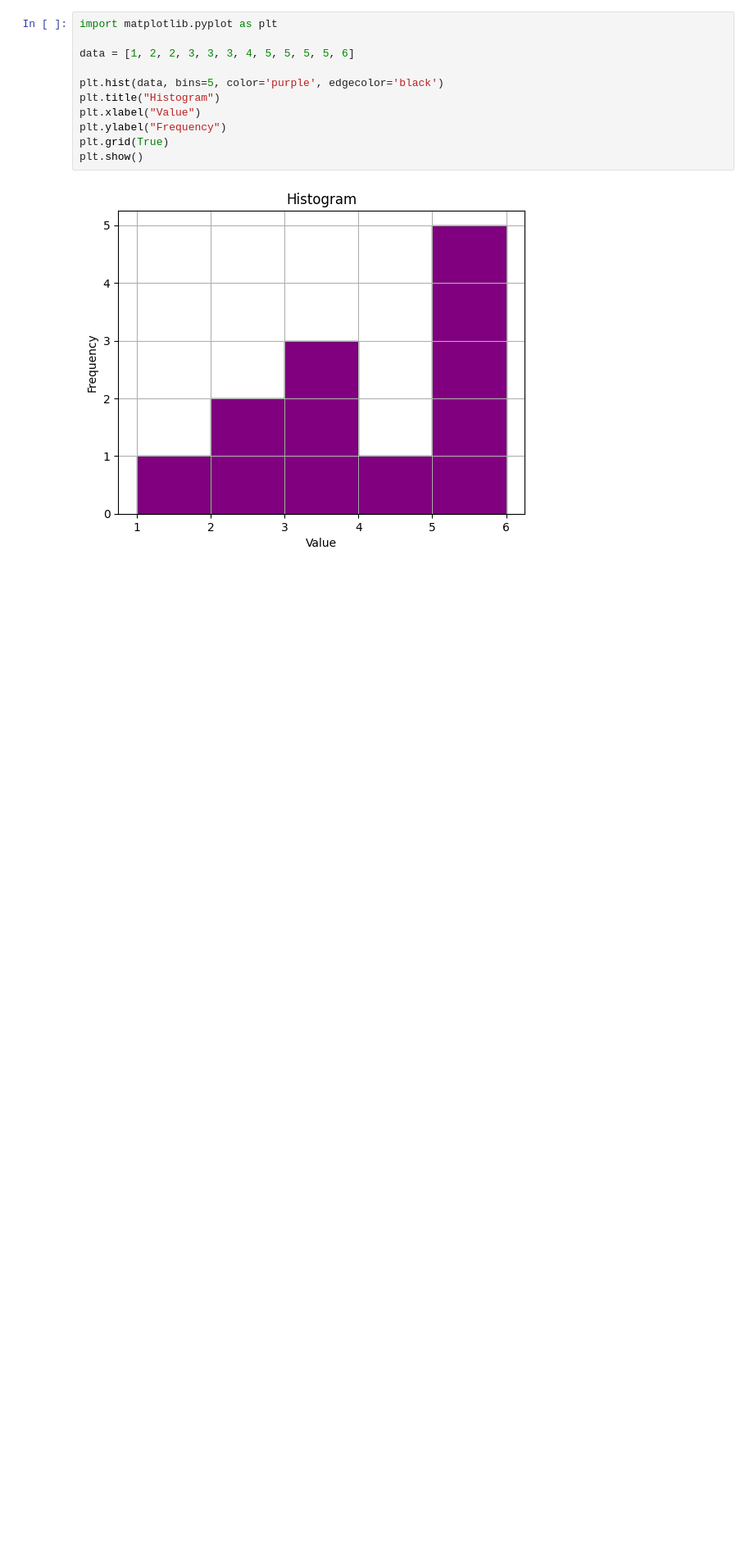
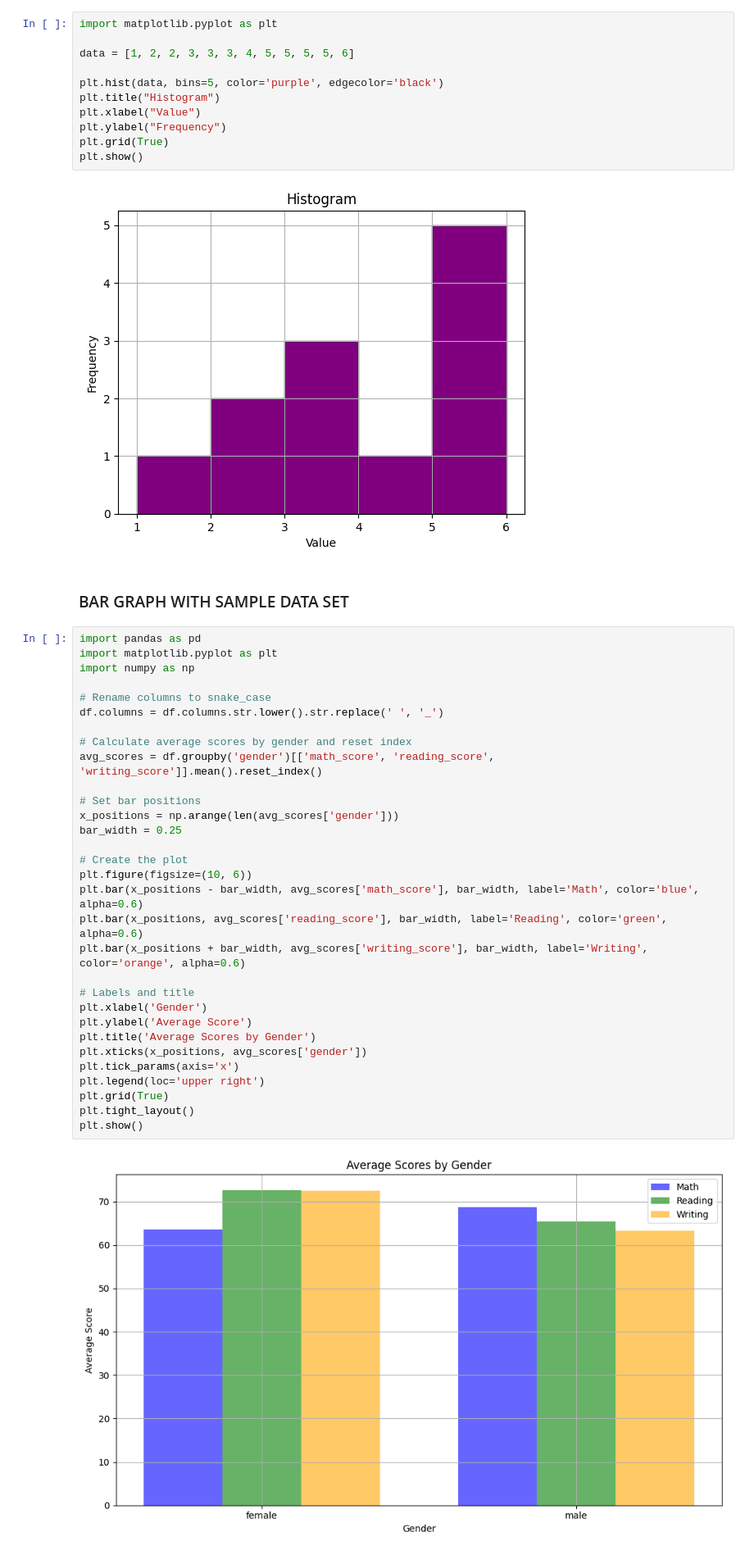
Before and after one commit to raquem-annierose/PolyTech-Demo, a Jupyter notebook: niones/visualization.ipynb, the cells around one changed output. Shown: that part at 82% size. Drawn from its saved outputs; the diff is of its cells as text; blank space fills up the shorter version.

Commit message:
Add bar graph bar graph with sample data set

```diff
--- a/niones/visualization.ipynb
+++ b/niones/visualization.ipynb
@@ -126,3 +126,38 @@ plt.grid(True)
 plt.show()
 # %% [output]
 [figure]
+# %% [markdown]
+### BAR GRAPH WITH SAMPLE DATA SET
+# %%
+import pandas as pd
+import matplotlib.pyplot as plt
+import numpy as np
+
+# Rename columns to snake_case
+df.columns = df.columns.str.lower().str.replace(' ', '_')
+
+# Calculate average scores by gender and reset index
+avg_scores = df.groupby('gender')[['math_score', 'reading_score', 'writing_score']].mean().reset_index()
+
+# Set bar positions
+x_positions = np.arange(len(avg_scores['gender']))
+bar_width = 0.25
+
+# Create the plot
+plt.figure(figsize=(10, 6))
+plt.bar(x_positions - bar_width, avg_scores['math_score'], bar_width, label='Math', color='blue', alpha=0.6)
+plt.bar(x_positions, avg_scores['reading_score'], bar_width, label='Reading', color='green', alpha=0.6)
+plt.bar(x_positions + bar_width, avg_scores['writing_score'], bar_width, label='Writing', color='orange', alpha=0.6)
+
+# Labels and title
+plt.xlabel('Gender')
+plt.ylabel('Average Score')
+plt.title('Average Scores by Gender')
+plt.xticks(x_positions, avg_scores['gender'])
+plt.tick_params(axis='x')
+plt.legend(loc='upper right')
+plt.grid(True)
+plt.tight_layout()
+plt.show()
+# %% [output]
+[figure, added]
```
